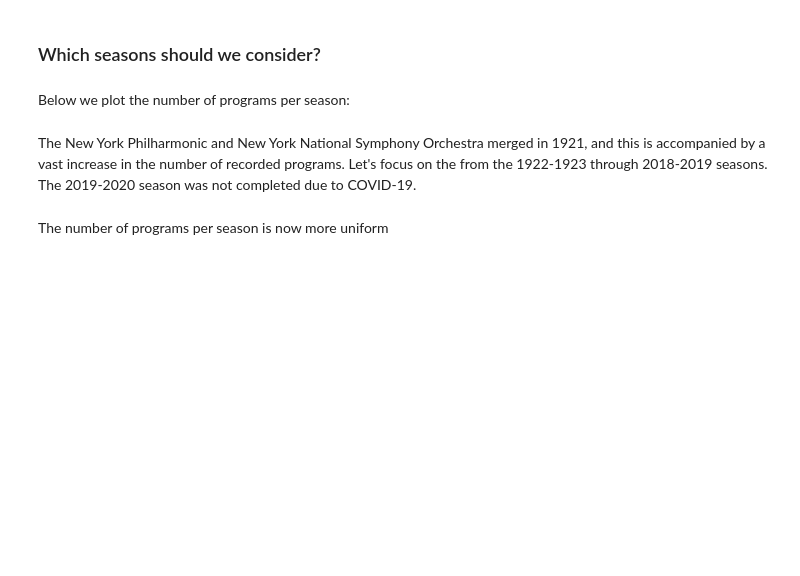
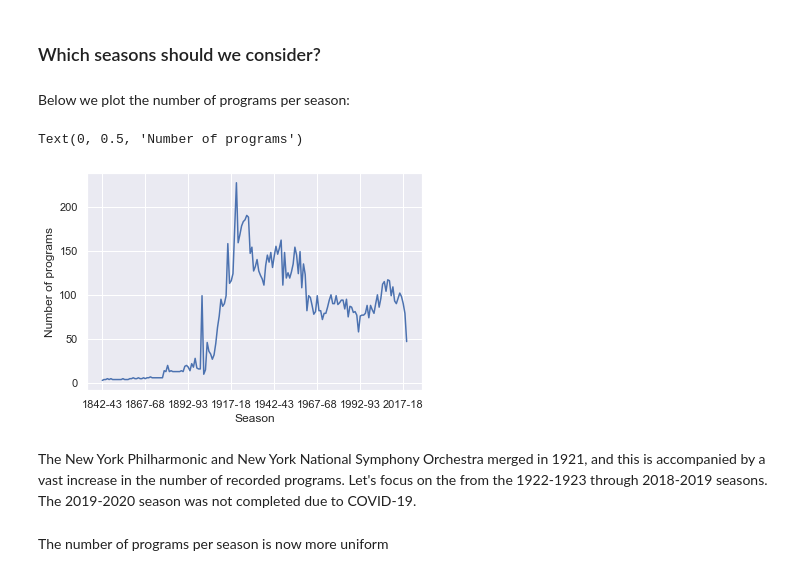
Before and after one commit to physinet/NY-Phil-EDA, a Jupyter notebook: EDA.ipynb, the cells around one changed output. Cells and saved outputs as stored; diff of their text form; code cells hidden in the pictures; blank space fills up the shorter version.

```diff
--- a/EDA.ipynb
+++ b/EDA.ipynb
@@ -160,8 +331,11 @@ df['DateTime'].sample(5)
 # %% [markdown]
 Below we plot the number of programs per season:
 # %%
-ax = df.groupby(df['season'])['program_id'].unique().apply(len).plot()
+ax = df.groupby(df['season'])['programID'].unique().apply(len).plot()
 ax.set_xlabel('Season')
 ax.set_ylabel('Number of programs')
+# %% [output]
+Text(0, 0.5, 'Number of programs')
+[figure, added]
 # %% [markdown]
 The New York Philharmonic and New York National Symphony Orchestra merged in 1921, and this is accompanied by a vast increase in the number of recorded programs. Let's focus on the from the 1922-1923 through 2018-2019 seasons. The 2019-2020 season was not completed due to COVID-19.
```
Also changed, not shown: parts of 40 cells of this notebook.
